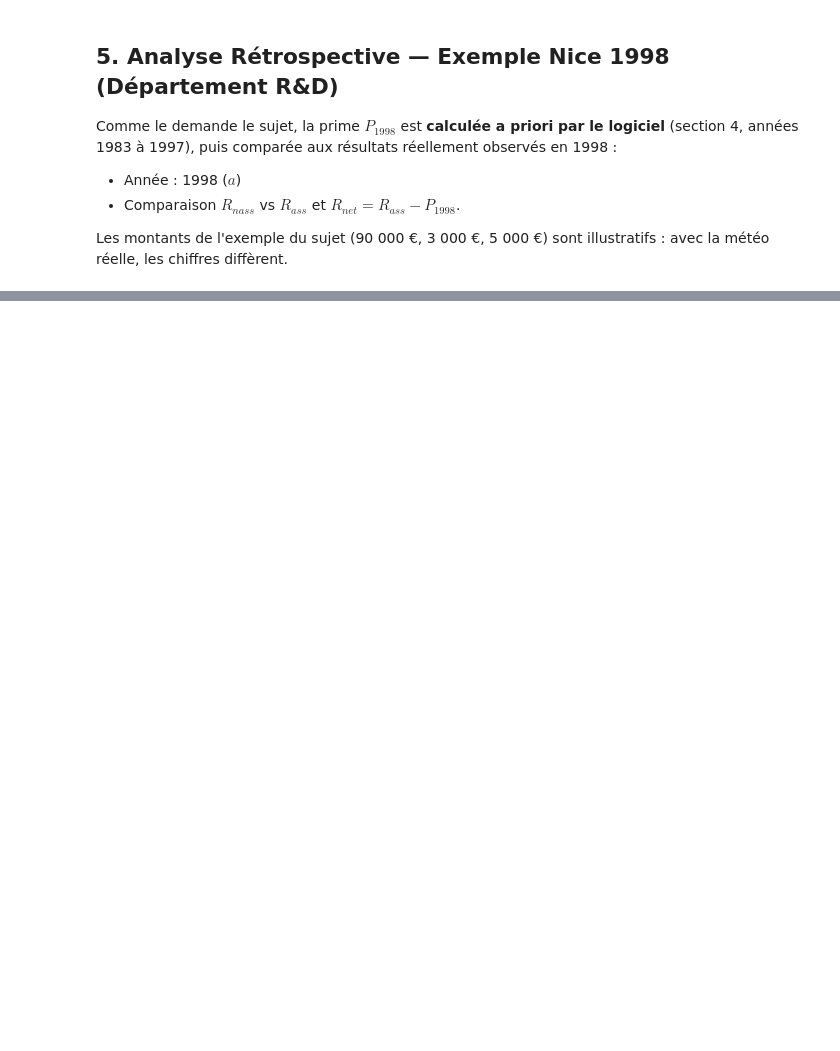
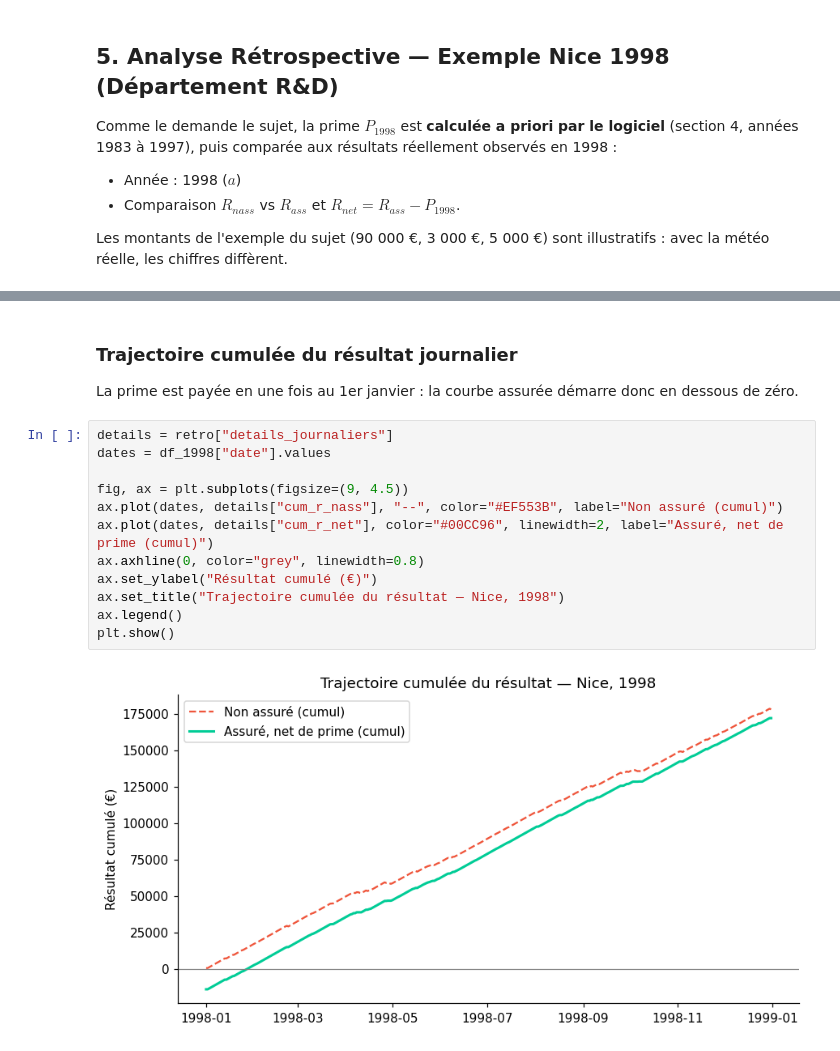
Before and after one commit to AmielMetier/PROJET-D-ACTUARIAT---IMAFA-2026-2027-LOGICIEL-D-ASSURANCE-DE-RISQUE-METEOROLOGIQUE, a Jupyter notebook: notebooks/01_tarification_et_analyse_retrospective.ipynb, the cells around one changed output, grey strips where cells are left out. Saved outputs shown, nothing was run; the diff lists cells and outputs as text; blank space fills up the shorter version.

```diff
--- a/notebooks/01_tarification_et_analyse_retrospective.ipynb
+++ b/notebooks/01_tarification_et_analyse_retrospective.ipynb
@@ -138,0 +187,18 @@ fig_cumul.show()
+# %% [markdown]
+### Trajectoire cumulée du résultat journalier
+
+La prime est payée en une fois au 1er janvier : la courbe assurée démarre donc en dessous de zéro.
+# %%
+details = retro["details_journaliers"]
+dates = df_1998["date"].values
+
+fig, ax = plt.subplots(figsize=(9, 4.5))
+ax.plot(dates, details["cum_r_nass"], "--", color="#EF553B", label="Non assuré (cumul)")
+ax.plot(dates, details["cum_r_net"], color="#00CC96", linewidth=2, label="Assuré, net de prime (cumul)")
+ax.axhline(0, color="grey", linewidth=0.8)
+ax.set_ylabel("Résultat cumulé (€)")
+ax.set_title("Trajectoire cumulée du résultat — Nice, 1998")
+ax.legend()
+plt.show()
+# %% [output]
+[figure, added]
```
Also changed, not shown: parts of 17 cells of this notebook, 11 other files.
